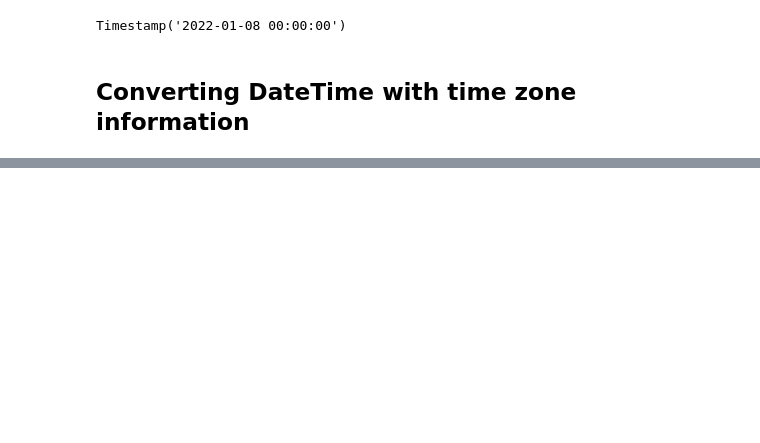
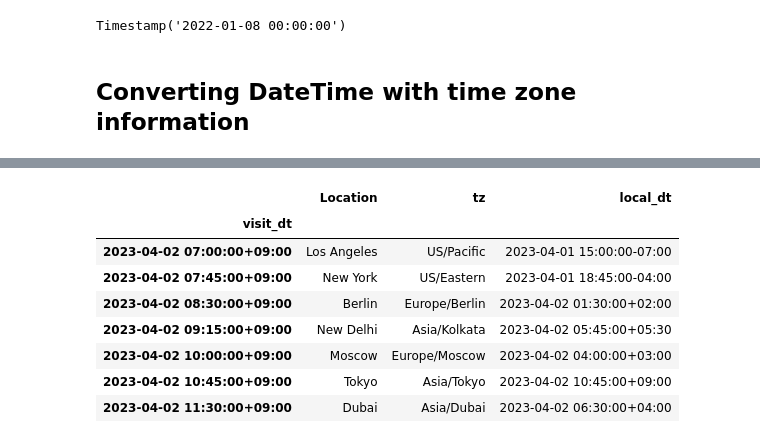
Before and after one commit to LaurbergMJ/TimeSeriesAnalysisWithPythonCookbook, a Jupyter notebook: Ch6.ipynb, the cells around one changed output, grey strips where cells are left out. Cells and saved outputs as stored; diff of their text form; code cells hidden in the pictures; blank space fills up the shorter version.

```diff
--- a/Ch6.ipynb
+++ b/Ch6.ipynb
@@ -303,3 +303,19 @@ df_delta
 Timestamp('2022-01-08 00:00:00')
 # %% [markdown]
 ## Converting DateTime with time zone information
+# %%
+df = pd.DataFrame(
+    {
+    'Location' : ['Los Angeles', 'New York', 'Berlin', 'New Delhi', 'Moscow', 'Tokyo', 'Dubai'],
+    'tz': ['US/Pacific',
+           'US/Eastern',
+           'Europe/Berlin',
+           'Asia/Kolkata',
+           'Europe/Moscow',
+           'Asia/Tokyo',
+           'Asia/Dubai'],
+    'visit_dt': pd.date_range(start='22:00', periods=7, freq='45min'),
+    }
+).set_index('visit_dt')
+
+df
@@ -305,0 +332,8 @@ Timestamp('2022-01-08 00:00:00')
+# %%
+# Assume we need to convert this to be in the same time zone. We need to first localize it first using tz_localize() to make it time-zone aware
+
+df = df.tz_localize('UTC')
+# %%
+# We can now convert the DataFrame to the headquarters' time zone (Tokyo)
+df_hq = df.tz_convert('Asia/Tokyo')
+df_hq
@@ -305,0 +350,17 @@ Timestamp('2022-01-08 00:00:00')
+# %%
+#Now, we will localize each row to the appropriate time zone. We will add a new column reflecting the time zone, based on the location of the user.
+
+df_hq['local_dt'] = df_hq.index
+df_hq['local_dt'] = df_hq.apply(lambda x: pd.Timestamp.tz_convert(x['local_dt'], x['tz']), axis=1)
+
+df_hq
+# %% [output]
+|  | Location | tz | local_dt |
+| visit_dt |  |  |  |
+| 2023-04-02 07:00:00+09:00 | Los Angeles | US/Pacific | 2023-04-01 15:00:00-07:00 |
+| 2023-04-02 07:45:00+09:00 | New York | US/Eastern | 2023-04-01 18:45:00-04:00 |
+| 2023-04-02 08:30:00+09:00 | Berlin | Europe/Berlin | 2023-04-02 01:30:00+02:00 |
+| 2023-04-02 09:15:00+09:00 | New Delhi | Asia/Kolkata | 2023-04-02 05:45:00+05:30 |
+| 2023-04-02 10:00:00+09:00 | Moscow | Europe/Moscow | 2023-04-02 04:00:00+03:00 |
+| 2023-04-02 10:45:00+09:00 | Tokyo | Asia/Tokyo | 2023-04-02 10:45:00+09:00 |
+| 2023-04-02 11:30:00+09:00 | Dubai | Asia/Dubai | 2023-04-02 06:30:00+04:00 |
```
Also changed, not shown: parts of 16 cells of this notebook.
